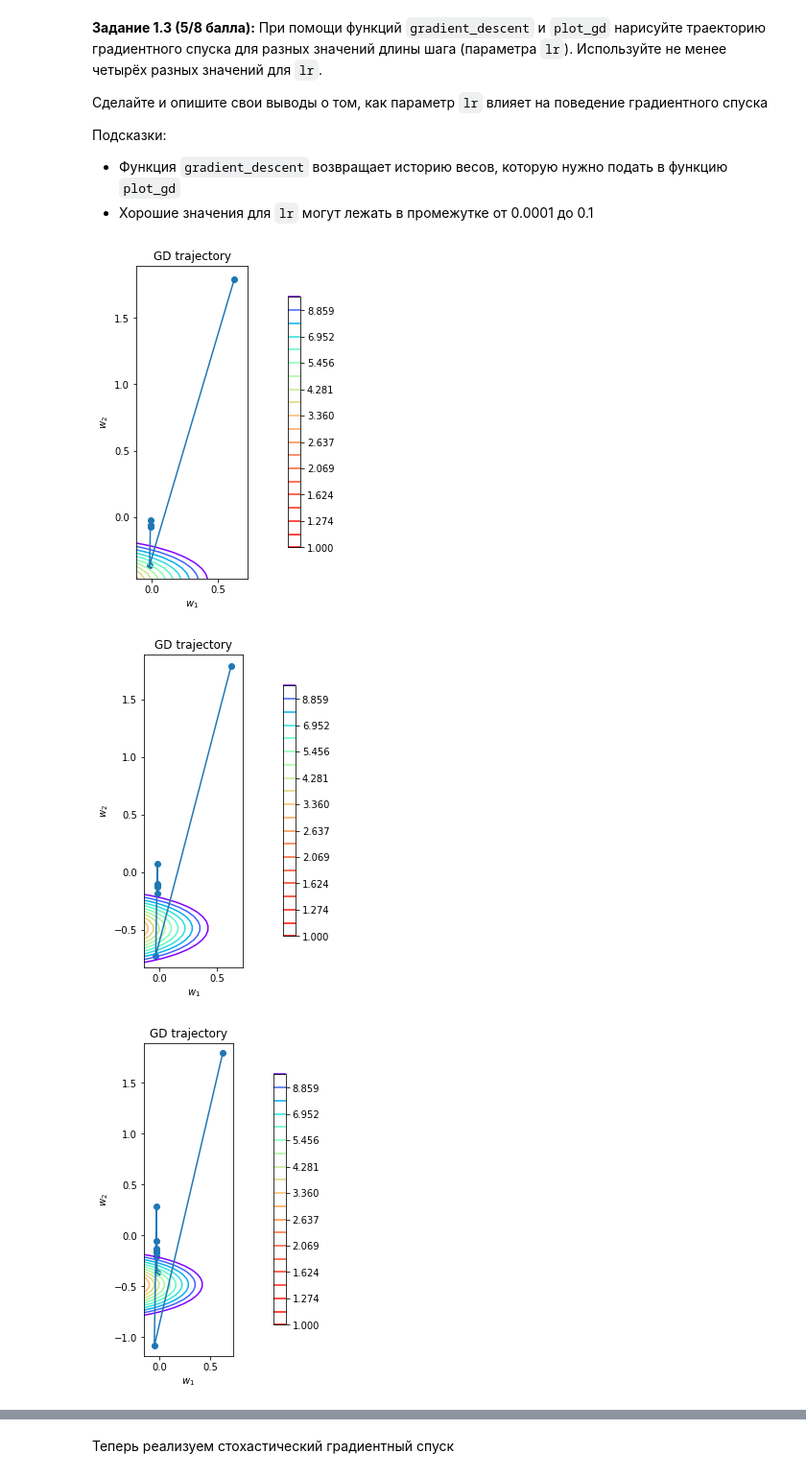
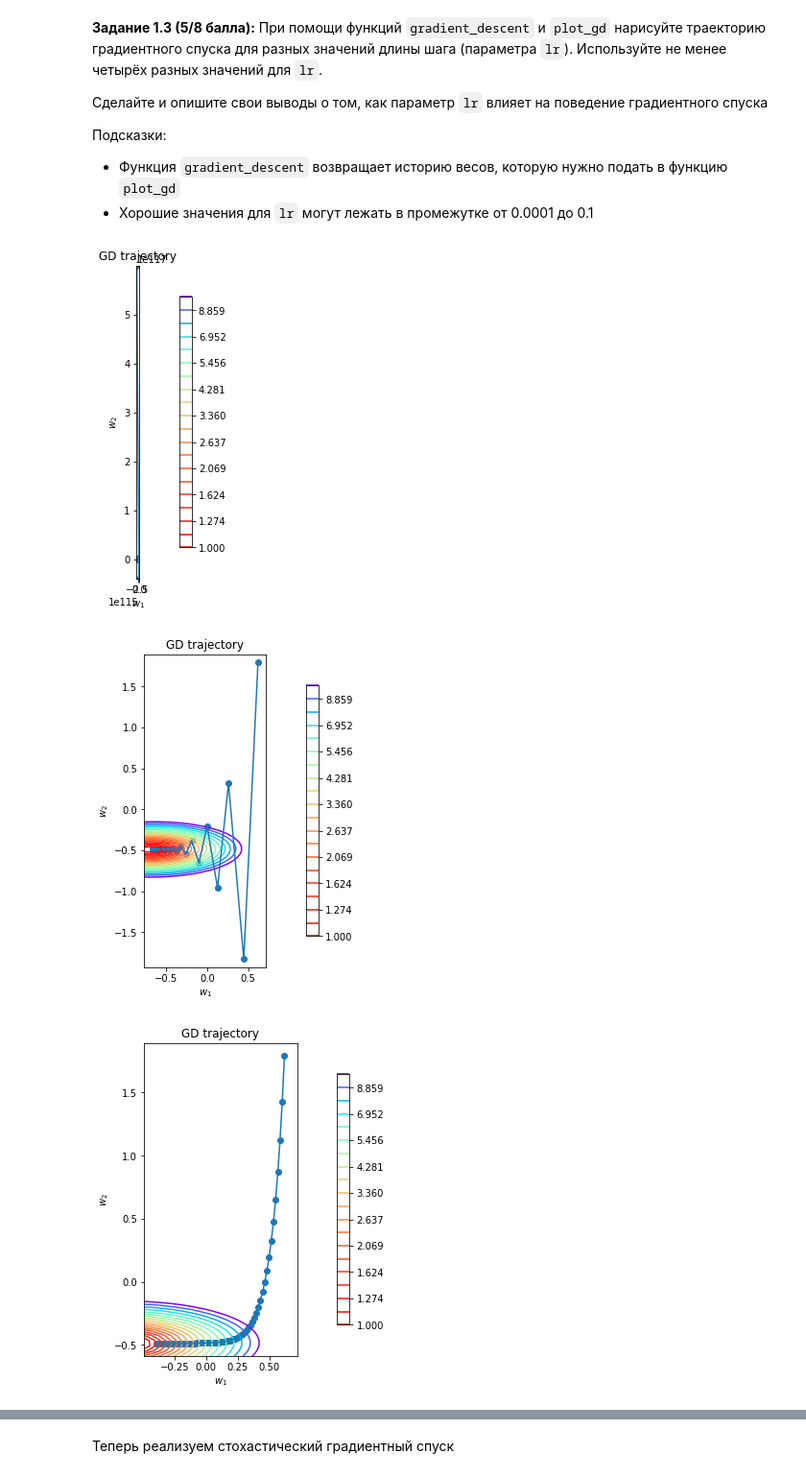
Before and after one commit to KozlovKY/iad-part_1, a Jupyter notebook: iad_5/hw05_gd_KozlovKirill.ipynb, the cells around one changed output, grey strips where cells are left out. Shown at 96% size. Saved outputs shown, nothing was run; the diff lists cells and outputs as text; code cells hidden in the pictures.

```diff
--- a/iad_5/hw05_gd_KozlovKirill.ipynb
+++ b/iad_5/hw05_gd_KozlovKirill.ipynb
@@ -168,10 +168,9 @@ def gradient_descent(w_init: np.ndarray, X: np.ndarray, y: np.ndarray,
     # -- YOUR CODE HERE --
     a = []
     a.append(w_init)
-    for i in range(n_iterations):
-       w_init  =- lr * loss.calc_grad(X,y,w_init)
+    for _ in range(n_iterations):
+       w_init  = w_init - lr * loss.calc_grad(X,y,w_init)
        a.append(w_init)
-
     return a
 # %% [markdown]
 Теперь создадим синтетический датасет и функцию, которая будет рисовать траекторию градиентного спуска по истории:
@@ -253,9 +252,10 @@ def plot_gd(w_list: Iterable, X: np.ndarray, y: np.ndarray, loss: BaseLoss):
 * Хорошие значения для `lr` могут лежать в промежутке от 0.0001 до 0.1
 # %%
 # -- YOUR CODE HERE --
-for lr in (1e-3,1e-3*2,1e-3*3, 1e-3*5):
+for lr in (1e-1,1e-2,1e-3, 1e-4):
     plot_gd(gradient_descent(w_init, X, y, loss, lr,100), X, y, loss)
+    # при большом - треш, колебания огромные, оптимальное порядка 1е-3, выше тупо не доходит до минимимума
 # %% [output]
-[figure, old version]
+[figure, new version]
-[figure, old version]
+[figure, new version]
-[figure, old version]
+[figure, new version]
```
Also changed, not shown: parts of 8 cells of this notebook, 1 other file.
